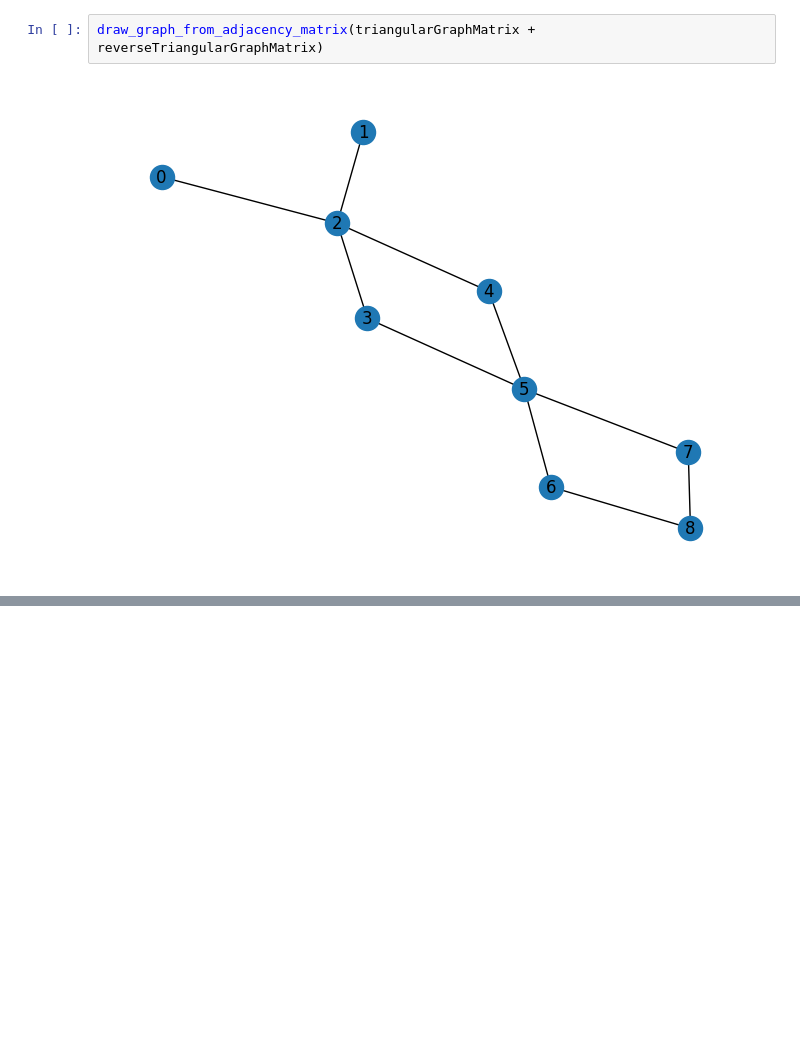
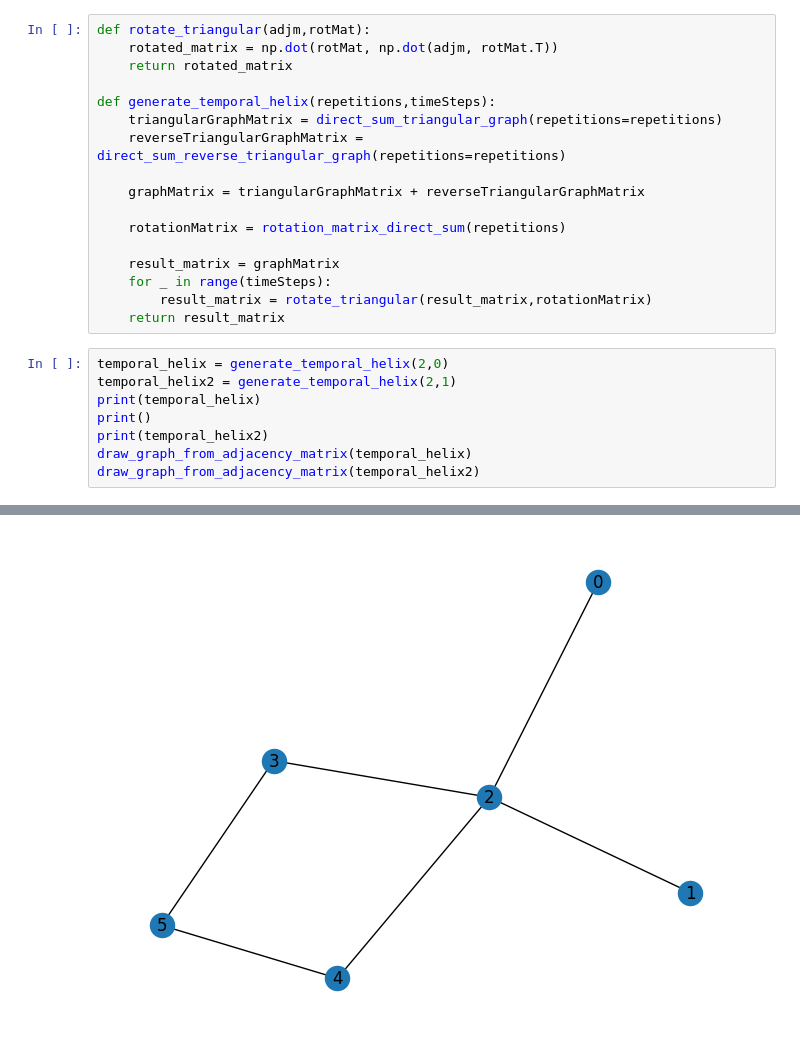
Before and after one commit to JaimePSantos/DynamicRandomWalks, a Jupyter notebook: CT-Dyn_TemporalHelix.ipynb, the cells around one changed output, grey strips where cells are left out. Saved outputs shown, nothing was run; the diff lists cells and outputs as text; blank space fills up the shorter version.

Commit message:
Temporal helix implemented. Refactoring needed.

```diff
--- a/CT-Dyn_TemporalHelix.ipynb
+++ b/CT-Dyn_TemporalHelix.ipynb
@@ -378,4 +89,26 @@ reverseTriangularGraphMatrix = direct_sum_adjacency_matrix(repetitions=3)
-# %%
-draw_graph_from_adjacency_matrix(triangularGraphMatrix + reverseTriangularGraphMatrix)
-# %% [output]
-[figure, removed]
+# %%
+def rotate_triangular(adjm,rotMat):
+    rotated_matrix = np.dot(rotMat, np.dot(adjm, rotMat.T))
+    return rotated_matrix
+
+def generate_temporal_helix(repetitions,timeSteps):
+    triangularGraphMatrix = direct_sum_triangular_graph(repetitions=repetitions)
+    reverseTriangularGraphMatrix = direct_sum_reverse_triangular_graph(repetitions=repetitions)
+
+    graphMatrix = triangularGraphMatrix + reverseTriangularGraphMatrix
+
+    rotationMatrix = rotation_matrix_direct_sum(repetitions)
+
+    result_matrix = graphMatrix
+    for _ in range(timeSteps):
+        result_matrix = rotate_triangular(result_matrix,rotationMatrix)
+    return result_matrix
+# %%
+temporal_helix = generate_temporal_helix(2,0)
+temporal_helix2 = generate_temporal_helix(2,1)
+print(temporal_helix)
+print()
+print(temporal_helix2)
+draw_graph_from_adjacency_matrix(temporal_helix)
+draw_graph_from_adjacency_matrix(temporal_helix2)
+# %% [output]
@@ -381,0 +128 @@ draw_graph_from_adjacency_matrix(triangularGraphMatrix + reverseTriangularGraphM
+[figure, added]
```
Also changed, not shown: parts of 12 cells of this notebook, 3 other files.
